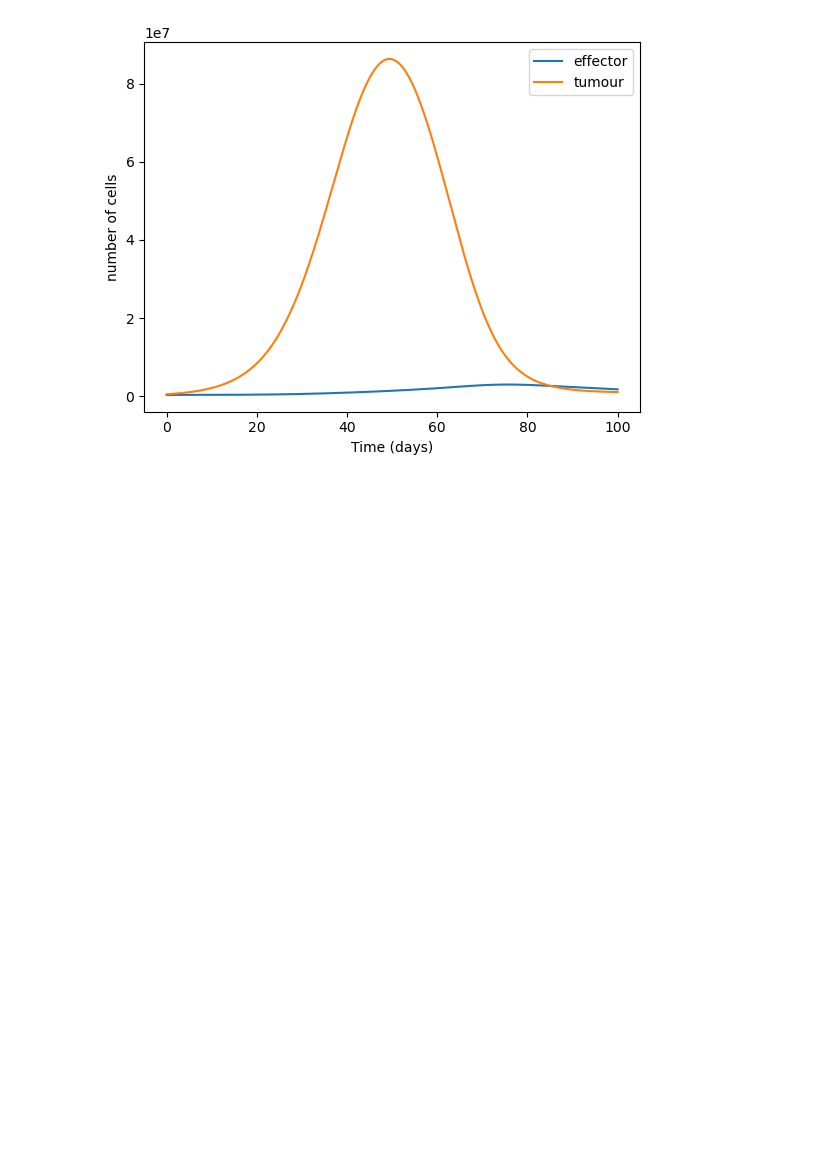
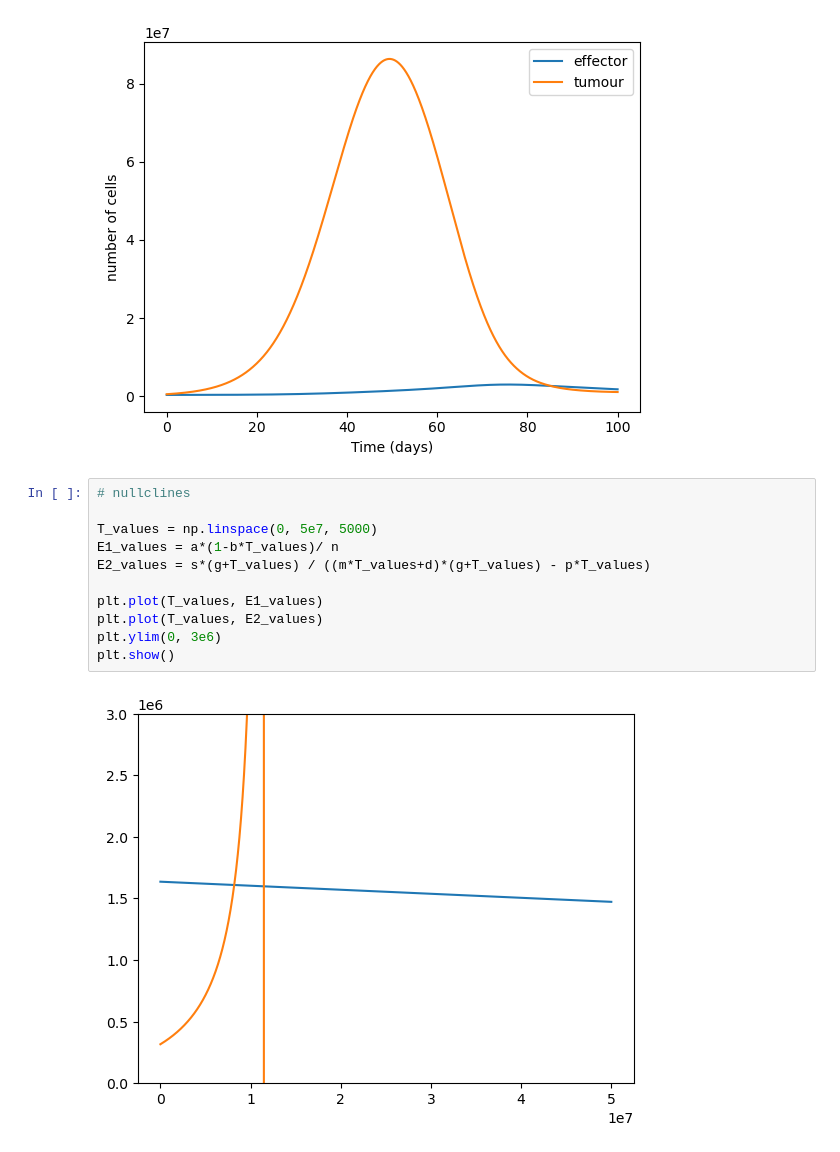
Before and after one commit to royc-td/tumour-immune-dynamics, a Jupyter notebook: notebooks/kuznetsov_tumour_model.ipynb, the cells around one changed output. Saved outputs shown, nothing was run; the diff lists cells and outputs as text; blank space fills up the shorter version.

Commit message:
Implement phase potrait and nullclines

```diff
--- a/notebooks/kuznetsov_tumour_model.ipynb
+++ b/notebooks/kuznetsov_tumour_model.ipynb
@@ -39,3 +39,16 @@ plt.legend()
 plt.show()
 # %% [output]
 [figure]
+# %%
+# nullclines
+
+T_values = np.linspace(0, 5e7, 5000)
+E1_values = a*(1-b*T_values)/ n
+E2_values = s*(g+T_values) / ((m*T_values+d)*(g+T_values) - p*T_values)
+
+plt.plot(T_values, E1_values)
+plt.plot(T_values, E2_values)
+plt.ylim(0, 3e6)
+plt.show()
+# %% [output]
+[figure, added]
```
Also changed, not shown: parts of 1 cell of this notebook.
